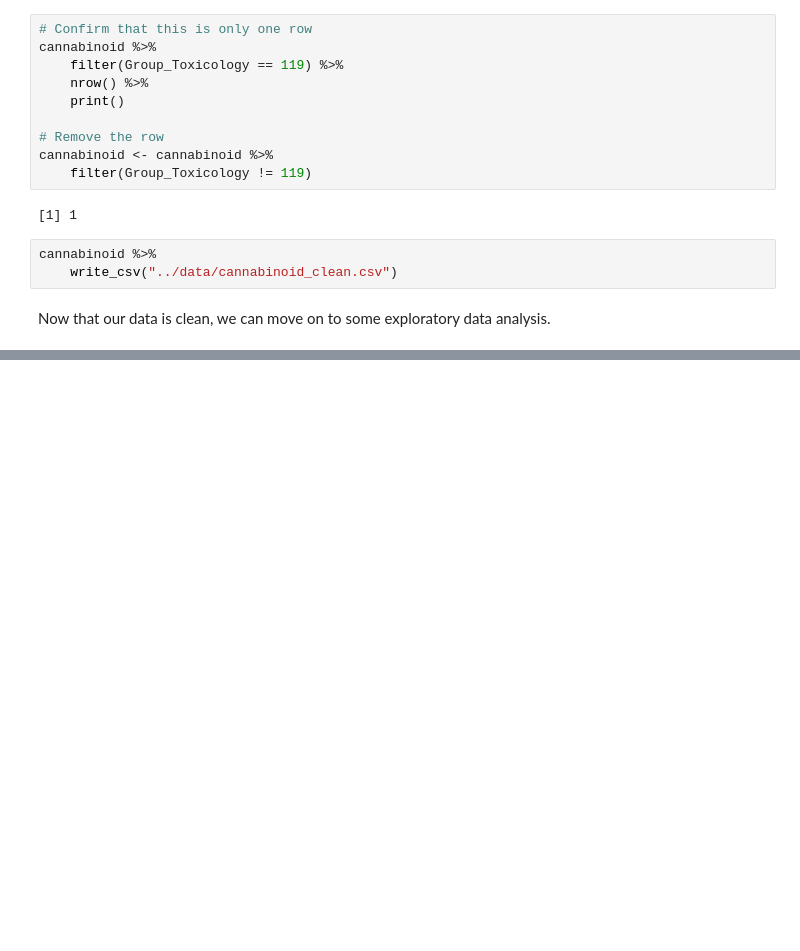
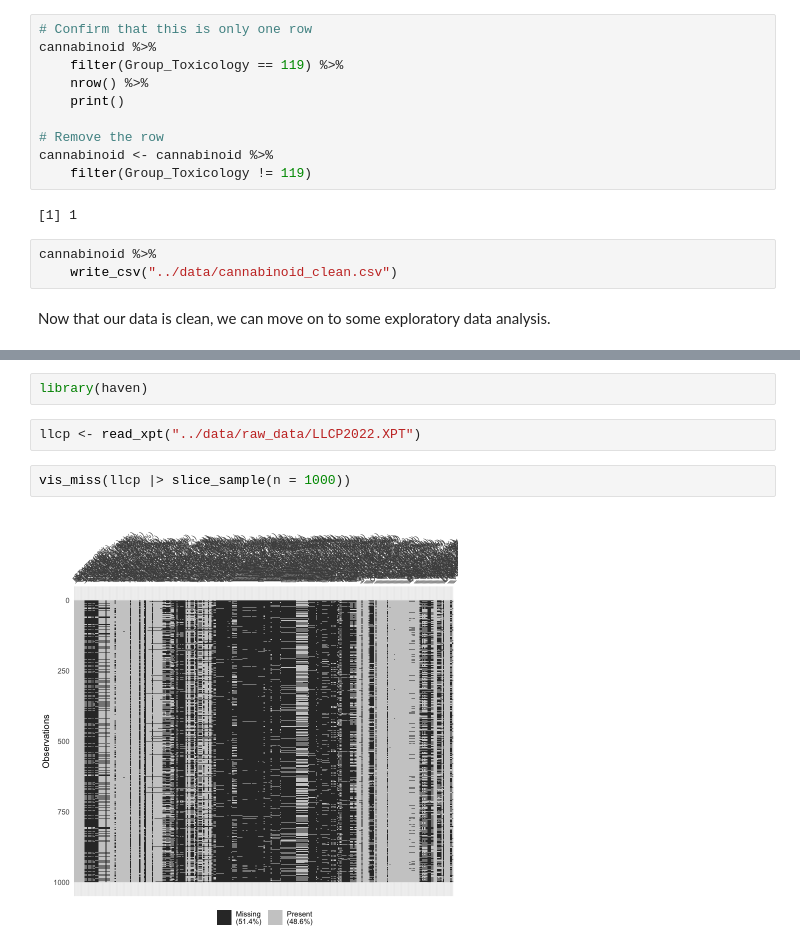
Before and after one commit to anly501/dsan-5000-project-mfgeary, a Jupyter notebook: dsan-website/5000-website/data-cleaning/data-cleaning.ipynb, the cells around one changed output, grey strips where cells are left out. Cells and saved outputs as stored; diff of their text form; blank space fills up the shorter version.

```diff
--- a/dsan-website/5000-website/data-cleaning/data-cleaning.ipynb
+++ b/dsan-website/5000-website/data-cleaning/data-cleaning.ipynb
@@ -429,0 +733,8 @@ Now that our data is clean, we can move on to some exploratory data analysis.
+# %%
+library(haven)
+# %%
+llcp <- read_xpt("../data/raw_data/LLCP2022.XPT")
+# %%
+vis_miss(llcp |> slice_sample(n = 1000))
+# %% [output]
+[figure, added]
```
Also changed, not shown: parts of 38 cells of this notebook.
